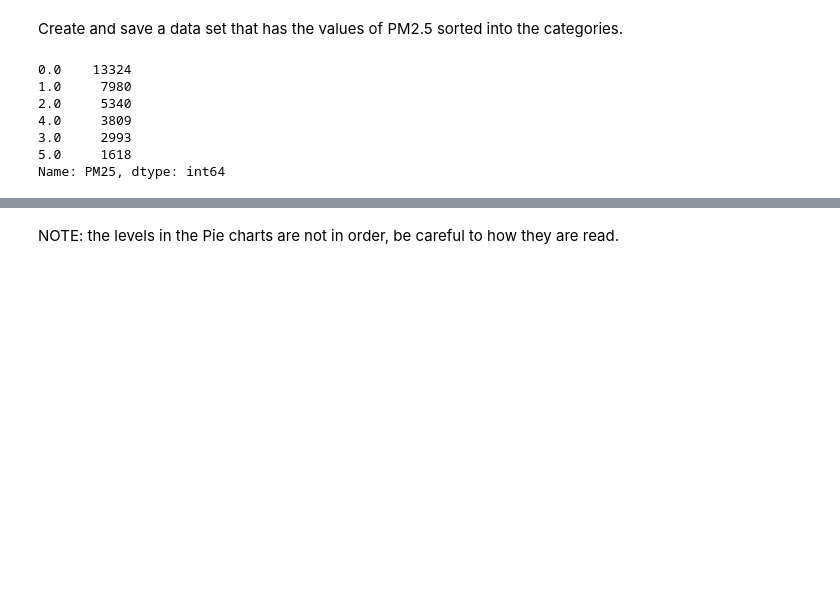
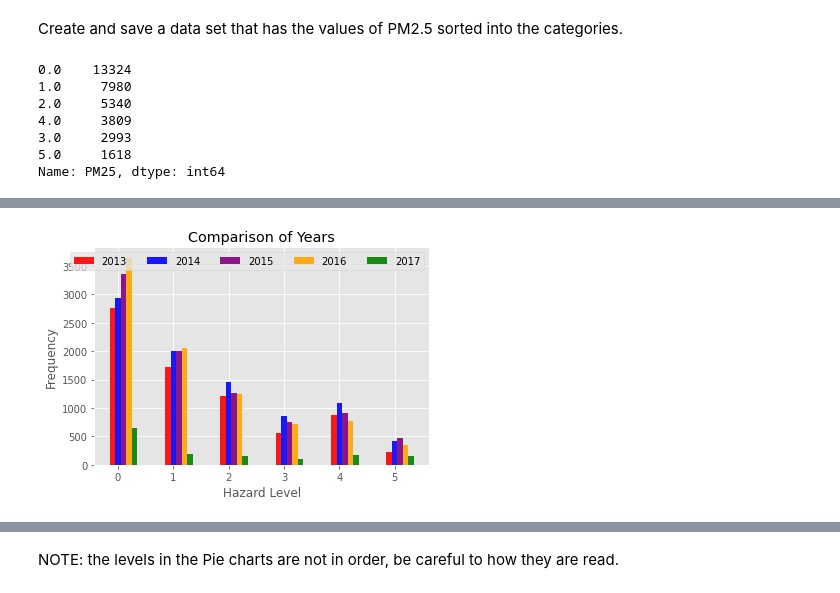
Before and after one commit to Ethompsonbecker/CIND820-BigDataAnalyticsProject, a Jupyter notebook: Results/classification_pm25.ipynb, the cells around one changed output, grey strips where cells are left out. Cells and saved outputs as stored; diff of their text form; code cells hidden in the pictures; blank space fills up the shorter version.

```diff
--- a/Results/classification_pm25.ipynb
+++ b/Results/classification_pm25.ipynb
@@ -352,3 +371,38 @@ Name: PM25, dtype: int64
+# %%
+x1 = (2752,1725,1208,565,876,217)
+x2 = (2928,2000,1466,853,1092,421)
+x3 = (3353,2008,1264,746,909,479)
+x4 = (3645,2058,1244,723,764,349)
+x5 = (644,189,158,106,167,151)
+
+import numpy as np
+import matplotlib.pyplot as plt
+plt.style.use('ggplot')
+n = 6
+
+fig, ax = plt.subplots()
+index = np.arange(n)
+bar_width = 0.1
+opacity = 0.9
+ax.bar(index, x1, bar_width, alpha=opacity, color='r',
+                label='2013')
+ax.bar(index+bar_width, x2, bar_width, alpha=opacity, color='blue',
+                label='2014')
+ax.bar(index+2*bar_width, x3, bar_width, alpha=opacity,
+	color='purple', label='2015')
+ax.bar(index+3*bar_width, x4, bar_width, alpha=opacity,
+	color='orange', label='2016')
+ax.bar(index+4*bar_width, x5, bar_width, alpha=opacity,
+	color='green', label='2017')
+ax.set_xlabel('Hazard Level')
+ax.set_ylabel('Frequency')
+ax.set_title('Comparison of Years')
+ax.set_xticks(index + bar_width)
+ax.set_xticklabels(('0','1','2','3','4','5'))
+ax.legend(ncol=5)
+plt.show()
+# %% [output]
+[figure, added]
 # %%
 #save the data set to a csv file
 #download classifying altered file
```
Also changed, not shown: parts of 1 cell of this notebook.
